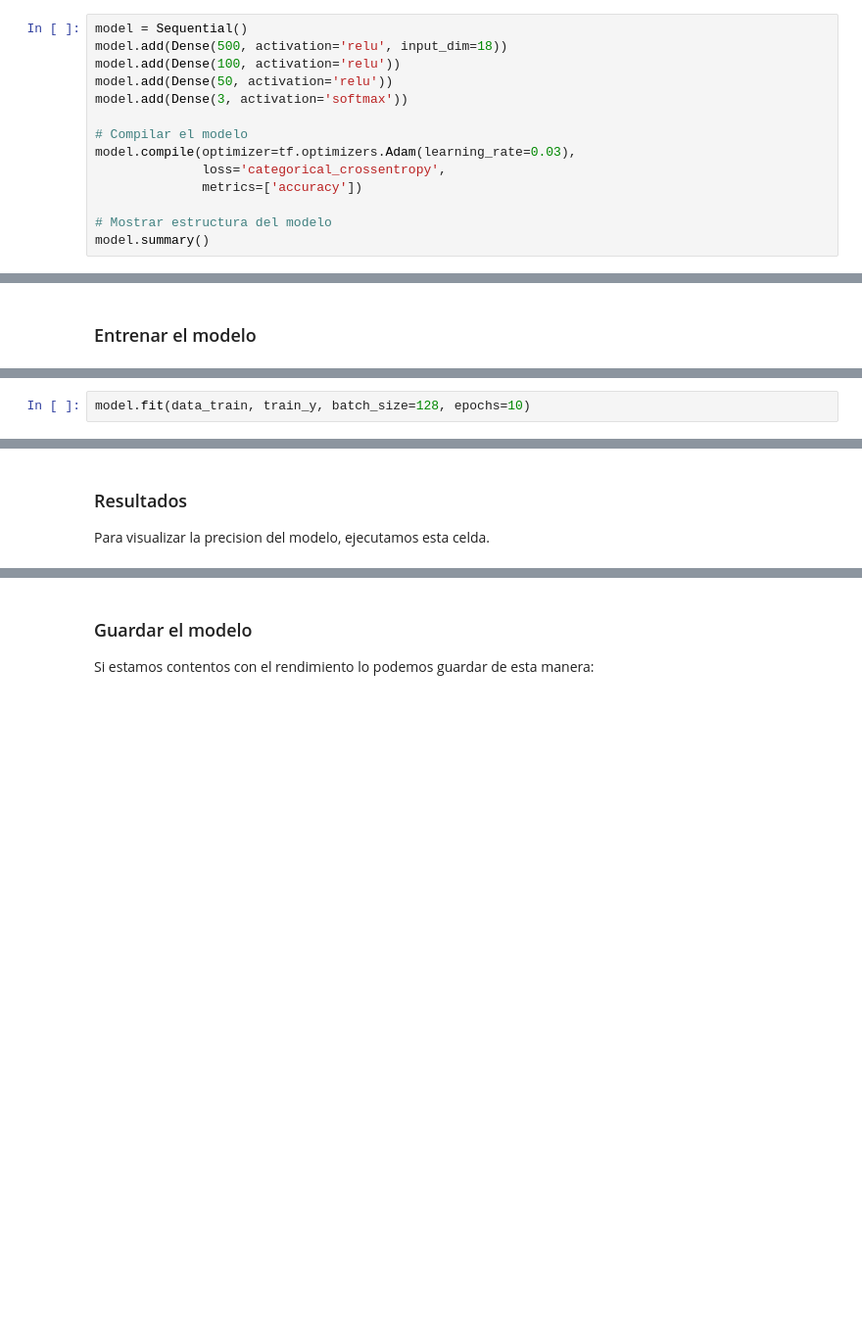
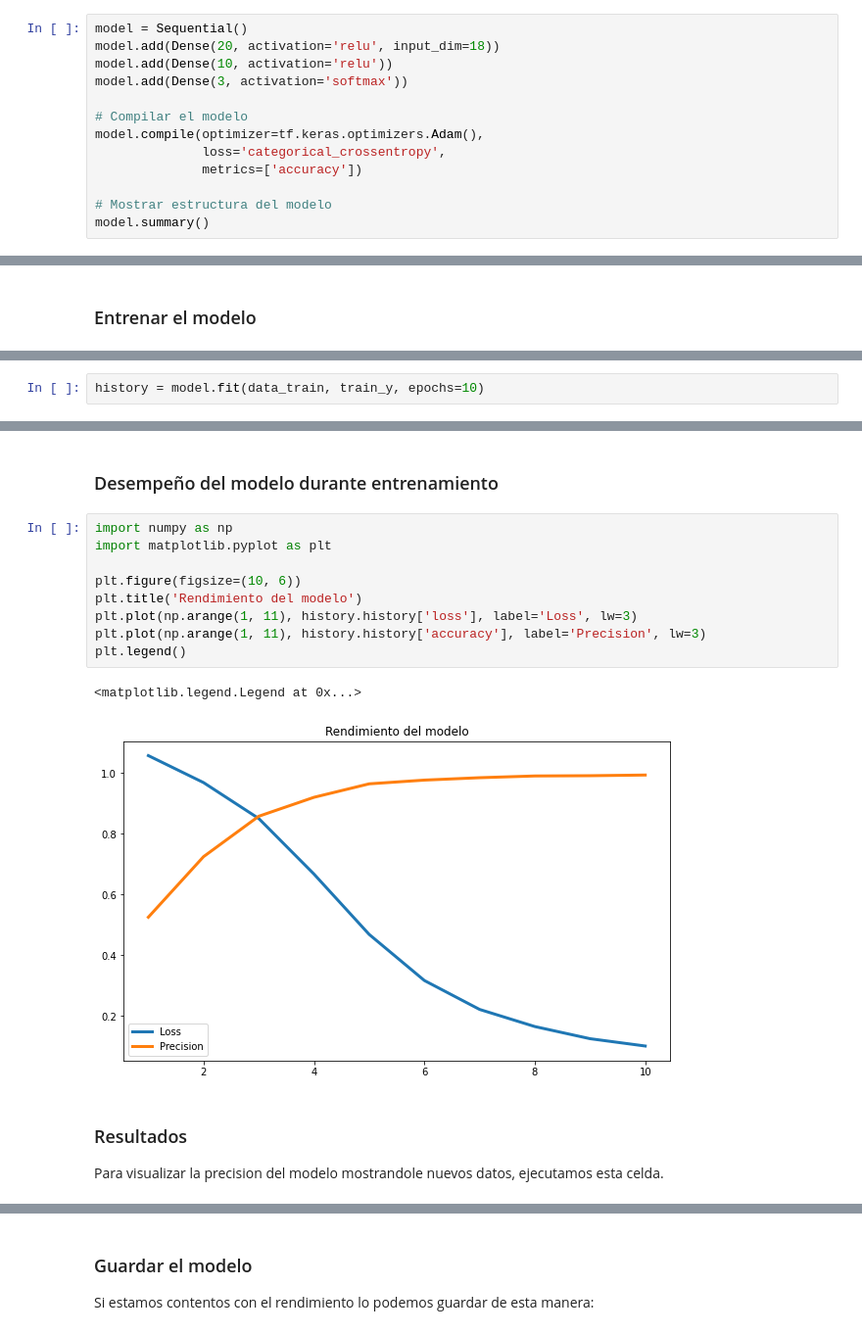
Before and after one commit to marioEzquerro/IAPPT, a Jupyter notebook: v2_IAPPT.ipynb, the cells around one changed output, grey strips where cells are left out. Shown: that part at 98% size. Saved outputs shown, nothing was run; the diff lists cells and outputs as text; blank space fills up the shorter version.

````diff
--- a/v2_IAPPT.ipynb
+++ b/v2_IAPPT.ipynb
@@ -62,12 +59,11 @@ Los parametros son estos:
 # %%
 model = Sequential()
-model.add(Dense(500, activation='relu', input_dim=18))
-model.add(Dense(100, activation='relu'))
-model.add(Dense(50, activation='relu'))
+model.add(Dense(20, activation='relu', input_dim=18))
+model.add(Dense(10, activation='relu'))
 model.add(Dense(3, activation='softmax'))
 
 # Compilar el modelo
-model.compile(optimizer=tf.optimizers.Adam(learning_rate=0.03),
+model.compile(optimizer=tf.keras.optimizers.Adam(),
               loss='categorical_crossentropy',
               metrics=['accuracy'])
 
@@ -105,6 +99,6 @@
 
 - ```epochs``` numero de repeticiones sobre el dataset completo.
 # %%
-model.fit(data_train, train_y, batch_size=128, epochs=10)
+history = model.fit(data_train, train_y, epochs=10)
 # %% [output]
 Epoch 1/10
@@ -131,5 +124,19 @@ Epoch 10/10
+# %% [markdown]
+### Desempeño del modelo durante entrenamiento
+# %%
+import numpy as np
+import matplotlib.pyplot as plt
+
+plt.figure(figsize=(10, 6))
+plt.title('Rendimiento del modelo')
+plt.plot(np.arange(1, 11), history.history['loss'], label='Loss', lw=3)
+plt.plot(np.arange(1, 11), history.history['accuracy'], label='Precision', lw=3)
+plt.legend()
+# %% [output]
+<matplotlib.legend.Legend at 0x...>
+[figure, added]
 # %% [markdown]
 ### Resultados
-Para visualizar la precision del modelo, ejecutamos esta celda.
+Para visualizar la precision del modelo mostrandole nuevos datos, ejecutamos esta celda.
 # %%
 scores = model.evaluate(data_eval, eval_y, verbose=False)
````
Also changed, not shown: parts of 10 cells of this notebook, 7 other files.
